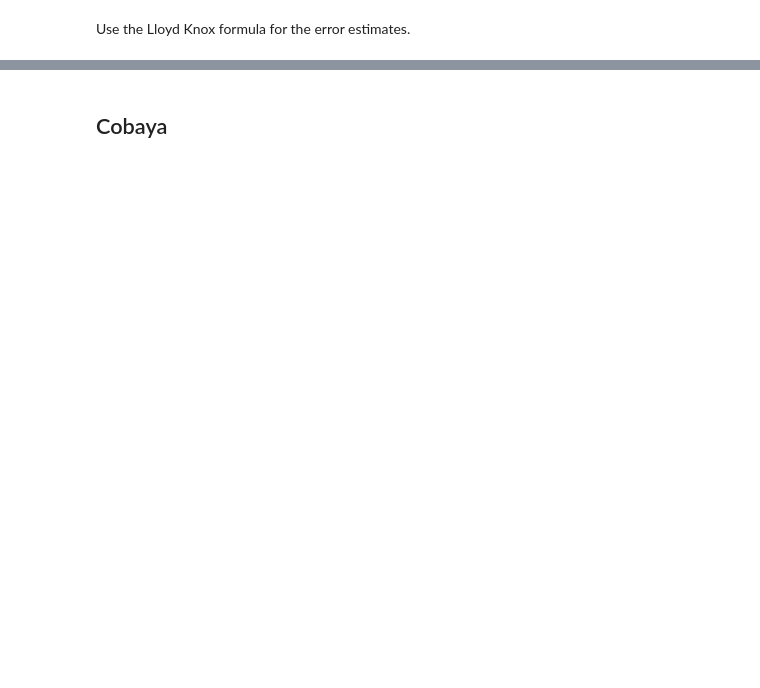
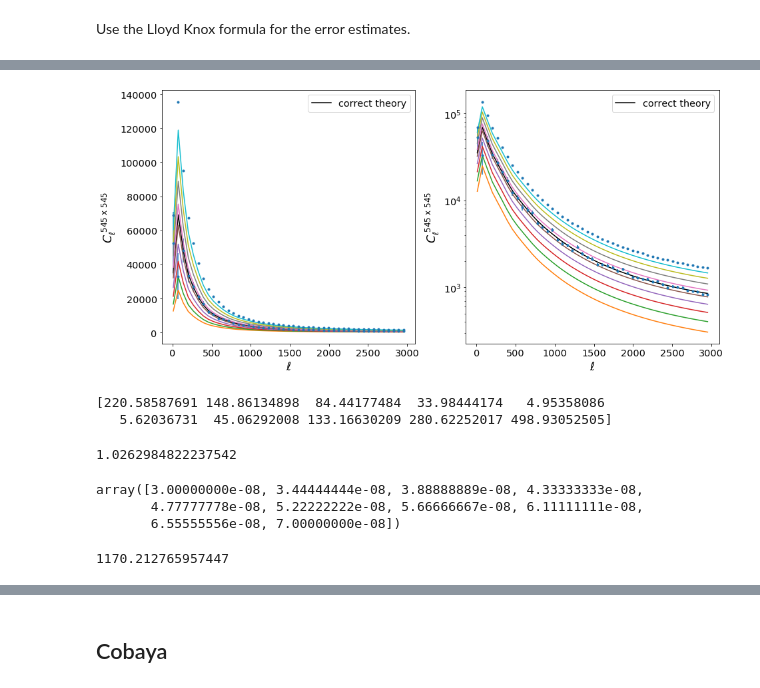
Before and after one commit to simonsobs/hmvec, a Jupyter notebook: cib_example.ipynb, the cells around one changed output, grey strips where cells are left out. Drawn from its saved outputs; the diff is of its cells as text; code cells hidden in the pictures; blank space fills up the shorter version.

```diff
--- a/cib_example.ipynb
+++ b/cib_example.ipynb
@@ -126,0 +151,9 @@ cov = np.identity(len(ydata)) * sigma
+# %%
+Lolist = np.linspace(3e-8, 7e-8, num=10)
+Ci = np.zeros((len(Lolist), Nell))
+
+for j, Lo in enumerate(Lolist):
+    #Calculate
+    hcos.set_cibParams('planck13', L_o= Lo)
+    P_tink = hcos.get_power("cib", "cib", nu_obs=autofreq, satmf = 'tinker')
+    Ci[j, :] = hcos.C_ii(ells, redshifts, ks, P_tink, dcdzflag=False)
@@ -126,0 +162,45 @@ cov = np.identity(len(ydata)) * sigma
+# %%
+fig, ax = plt.subplots(1,2, figsize=(15,7))
+
+ax[0].errorbar(ells, ydata, yerr=Cerr, fmt='.')
+ax[0].plot(ells, C_tot_tink, color='k',label='correct theory')
+ax[1].errorbar(ells, ydata, yerr=Cerr, fmt='.')
+ax[1].plot(ells, C_tot_tink, color='k',label='correct theory')
+
+for Ctest in Ci:
+    #Plot 1
+    ax[0].plot(ells, Ctest)
+
+    #Plot 2
+    ax[1].plot(ells, Ctest)
+
+ax[0].set_xlabel(r'$\ell$')
+ax[0].set_ylabel(r'$C^{\; 545 \;\mathrm{x}\; 545}_\ell$')
+ax[0].legend()
+ax[1].set_xlabel(r'$\ell$')
+ax[1].set_ylabel(r'$C^{\; 545 \;\mathrm{x}\; 545}_\ell$')
+ax[1].set_yscale('log')
+plt.legend();
+# %% [output]
+[figure, added]
+# %%
+chis = np.ones(len(Lolist))
+for i, Ci in enumerate(Cis):
+    chis[i] = np.sum(((ydata-Ci) / Cerr)**2)
+
+print(chis/(len(ydata) - 1))
+np.sum(((ydata-C_tot_tink) / Cerr)**2)/(len(ydata) - 1)
+# %% [output]
+[220.58587691 148.86134898  84.44177484  33.98444174   4.95358086
+   5.62036731  45.06292008 133.16630209 280.62252017 498.93052505]
+1.0262984822237542
+# %%
+Lolist
+# %% [output]
+array([3.00000000e-08, 3.44444444e-08, 3.88888889e-08, 4.33333333e-08,
+       4.77777778e-08, 5.22222222e-08, 5.66666667e-08, 6.11111111e-08,
+       6.55555556e-08, 7.00000000e-08])
+# %%
+55000/47
+# %% [output]
+1170.212765957447
```
Also changed, not shown: parts of 27 cells of this notebook, 2 other files.
